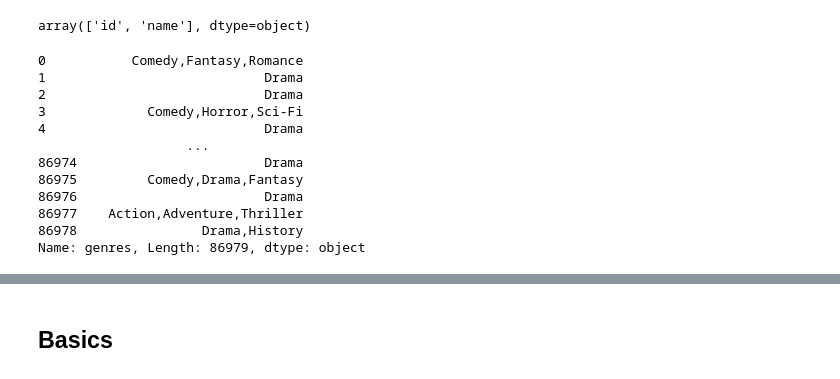
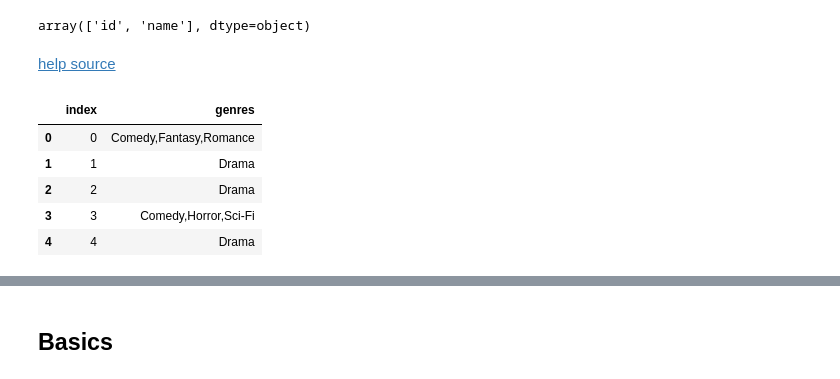
Before and after one commit to LoveidaLucero/Movie-Success-Analysis, a Jupyter notebook: Part 2.ipynb, the cells around one changed output, grey strips where cells are left out. Saved outputs shown, nothing was run; the diff lists cells and outputs as text; code cells hidden in the pictures.

```diff
--- a/Part 2.ipynb
+++ b/Part 2.ipynb
@@ -209,18 +207,3 @@ array(['id', 'name'], dtype=object)
 # %%
 # pull genres columns from basics csv to the new genres table
 genres = basics['genres']
-# %%
-genres
-# %% [output]
-0           Comedy,Fantasy,Romance
-1                            Drama
-2                            Drama
-3             Comedy,Horror,Sci-Fi
-4                            Drama
-                   ...
-86974                        Drama
-86975         Comedy,Drama,Fantasy
-86976                        Drama
-86977    Action,Adventure,Thriller
-86978                Drama,History
-Name: genres, Length: 86979, dtype: object
@@ -226,0 +213,14 @@ Name: genres, Length: 86979, dtype: object
+# %%
+# convert series to dataframe
+genres = genres.to_frame().reset_index()
+# %% [markdown]
+[help source](https://stackoverflow.com/questions/26097916/convert-pandas-series-to-dataframe)
+# %%
+genres.head()
+# %% [output]
+|  | index | genres |
+| 0 | 0 | Comedy,Fantasy,Romance |
+| 1 | 1 | Drama |
+| 2 | 2 | Drama |
+| 3 | 3 | Comedy,Horror,Sci-Fi |
+| 4 | 4 | Drama |
```
Also changed, not shown: parts of 30 cells of this notebook, 5 other files.
